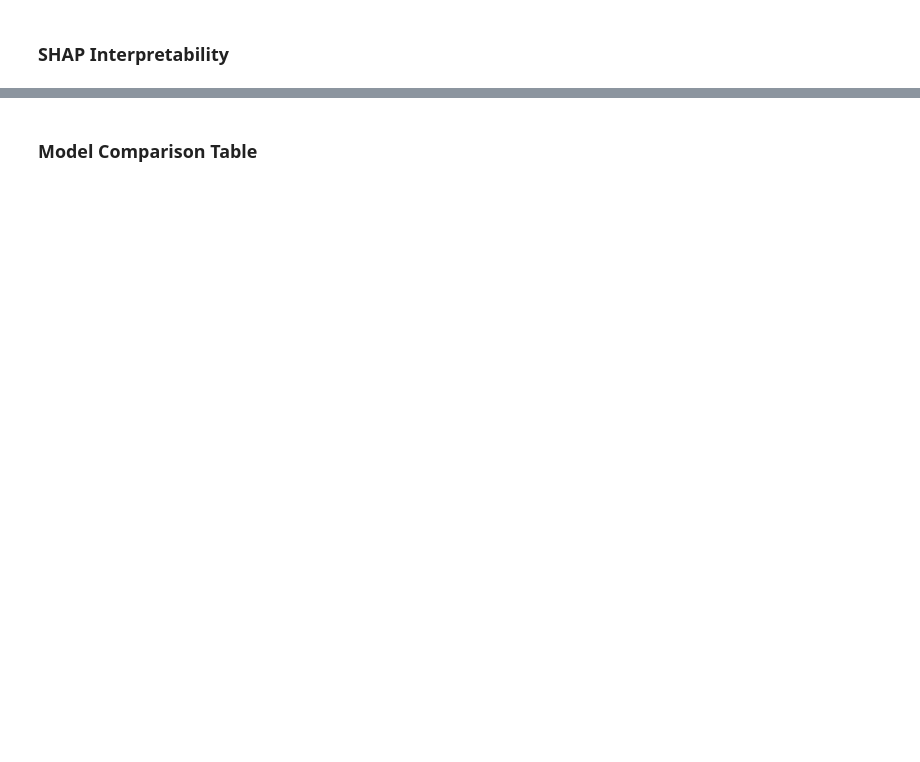
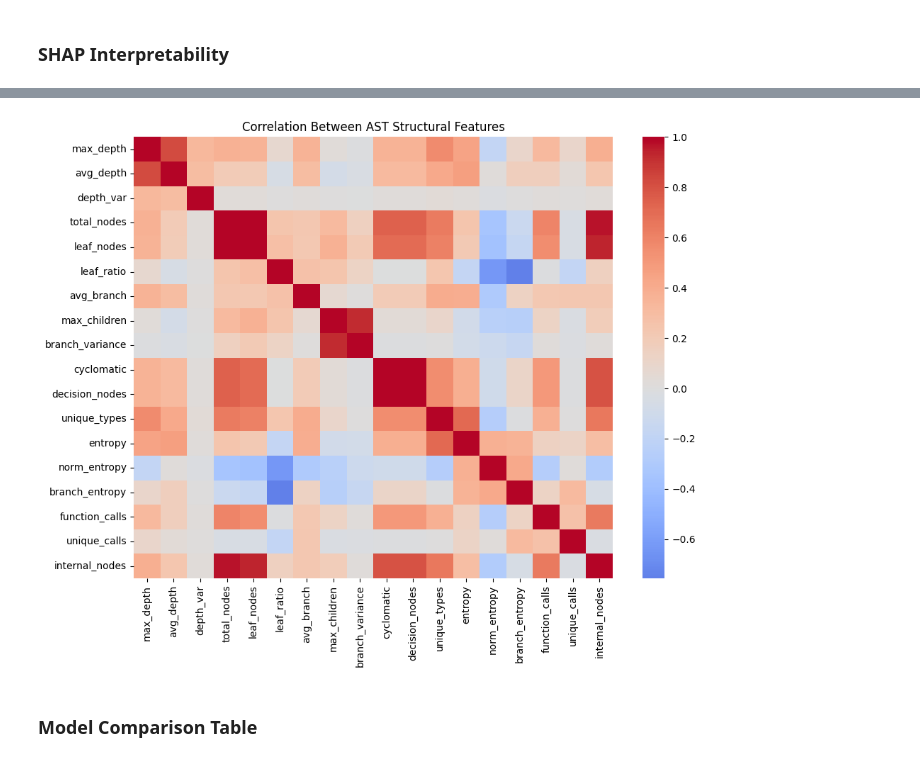
Before and after one commit to Yogesh-Narasimha/machine-generated-code-detection, a Jupyter notebook: notebooks/ast_scalar_treesitter.ipynb, the cells around one changed output, grey strips where cells are left out. Saved outputs shown, nothing was run; the diff lists cells and outputs as text; code cells hidden in the pictures; blank space fills up the shorter version.

```diff
--- a/notebooks/ast_scalar_treesitter.ipynb
+++ b/notebooks/ast_scalar_treesitter.ipynb
@@ -456,3 +551,21 @@ plt.savefig("../data/shap_summary_ast_scalars.png")
+# %%
+import seaborn as sns
+
+df_features = pd.DataFrame(X_train, columns=feature_names)
+
+plt.figure(figsize=(10,8))
+
+sns.heatmap(df_features.corr(), cmap="coolwarm", center=0)
+
+plt.title("Correlation Between AST Structural Features")
+
+plt.tight_layout()
+
+plt.savefig("../data/feature_correlation_ast.png")
+
+plt.show()
+# %% [output]
+[figure, added]
 # %% [markdown]
 ### Model Comparison Table
 # %%
```
Also changed, not shown: parts of 14 cells of this notebook.
